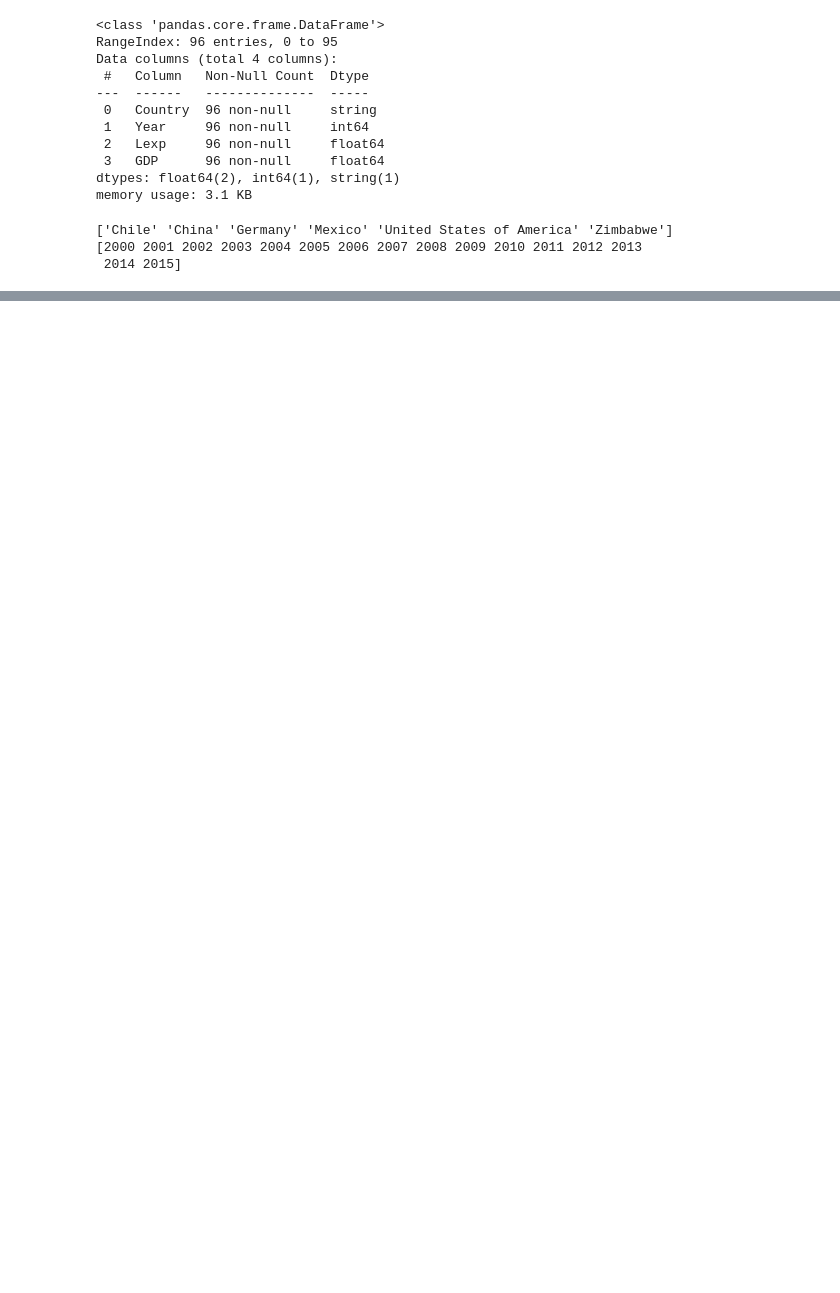
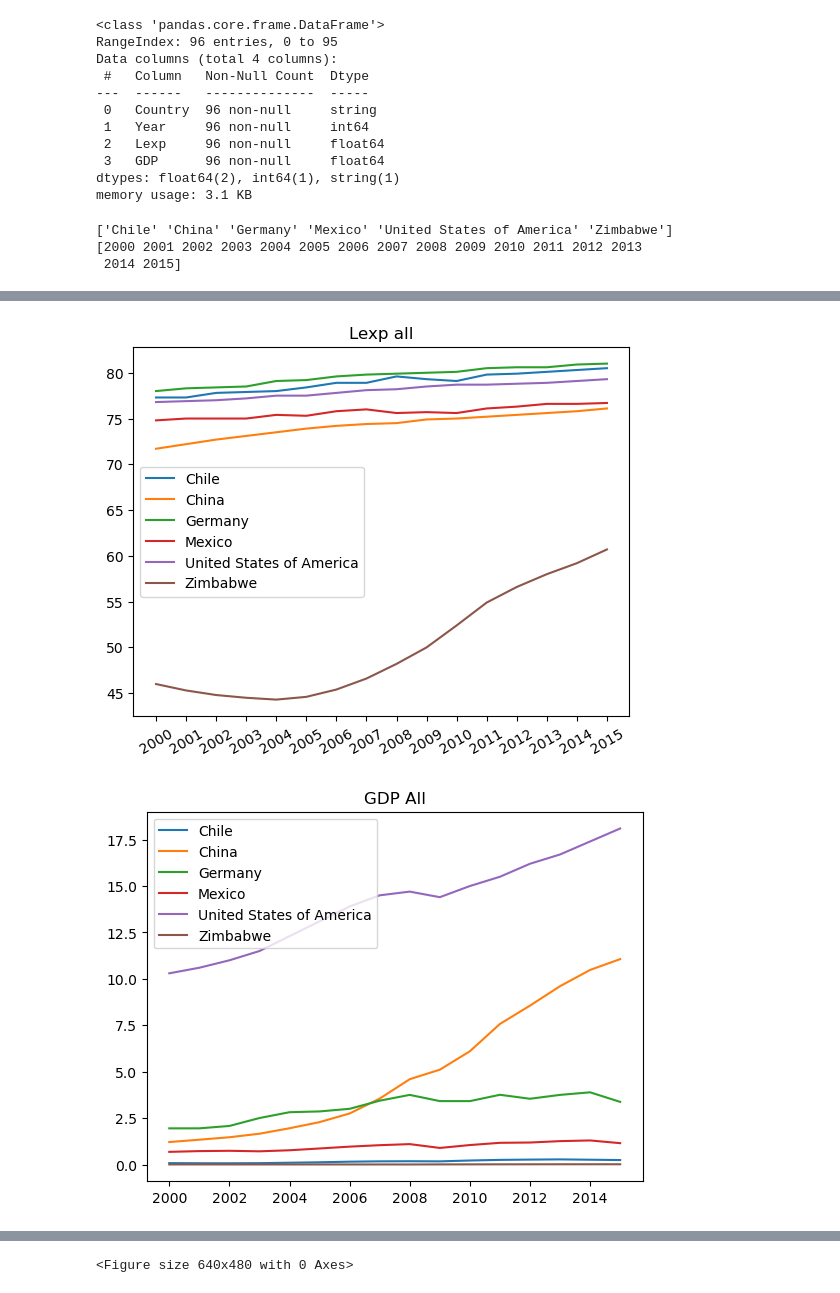
Before and after one commit to SzalayT/AnalyzProjects, a Jupyter notebook: life_expectancy_gdp.ipynb, the cells around one changed output, grey strips where cells are left out. Cells and saved outputs as stored; diff of their text form; code cells hidden in the pictures; blank space fills up the shorter version.

```diff
--- a/life_expectancy_gdp.ipynb
+++ b/life_expectancy_gdp.ipynb
@@ -8,8 +8,13 @@ import math
 
 ## Read in Data
 all_data = pd.read_csv("all_data.csv")
-print(all_data.head())
+#print(all_data.head())
 
 #Rename Life expectancy column to a shorter name.
 all_data = all_data.rename(columns={'Life expectancy at birth (years)': 'Lexp'})
+
+#Id like to format the GPD column to something more readable, maybe the number in billion.
+
+all_data['GDP'] = [ x / 1e12 for x in all_data['GDP'] ]
+#print(all_data['GDP'][all_data['Country'] == 'Germany'])
 # %% [output]
@@ -94,0 +101,69 @@ KeyError: False
+# %%
+#start to build graphs from the data
+countries = []
+years = []
+
+
+
+for country in all_data['Country']:
+    if country not in countries:
+        countries.append(country)
+
+for x in all_data['Year']:
+    if x not in years:
+        years.append(x)
+
+
+
+#new_mexico = all_data['Lexp'][all_data['Country'] == 'Mexico']
+
+for x in countries:
+    plt.plot(years, all_data['Lexp'][all_data['Country'] == x])
+
+ax = plt.subplot()
+ax.set_xticks(years)
+ax.set_xticklabels(years, rotation=30)
+plt.legend(countries)
+plt.title('Lexp all')
+plt.show()
+plt.clf()
+
+for x in countries:
+    plt.plot(years, all_data['GDP'][all_data['Country'] == x])
+plt.legend(countries)
+plt.title('GDP All')
+plt.show()
+plt.clf()
+
+#cut out outliners to get a better picture of the datas. Zimbabwe on the Lexp chart and USA on the GDP chart.
+
+countries.remove('Zimbabwe')
+for x in countries:
+    plt.plot(years, all_data['Lexp'][all_data['Country'] == x])
+
+ax = plt.subplot()
+ax.set_xticks(years)
+ax.set_xticklabels(years, rotation=30)
+plt.legend(countries)
+plt.title('Lexp - Zimb')
+plt.show()
+plt.clf()
+
+countries.append('Zimbabwe')
+countries.remove('United States of America')
+countries.remove('China')
+countries.remove('Germany')
+
+for x in countries:
+    plt.plot(years, all_data['GDP'][all_data['Country'] == x])
+plt.legend(countries)
+plt.title('GPD minus')
+plt.show()
+plt.clf()
+
+for country in all_data['Country']:
+    if country not in countries:
+        countries.append(country)
+# %% [output]
+[figure, added]
+[figure, added]
@@ -94,0 +172 @@ KeyError: False
+<Figure size 640x480 with 0 Axes>
```
Also changed, not shown: parts of 9 cells of this notebook, 1 other file.
